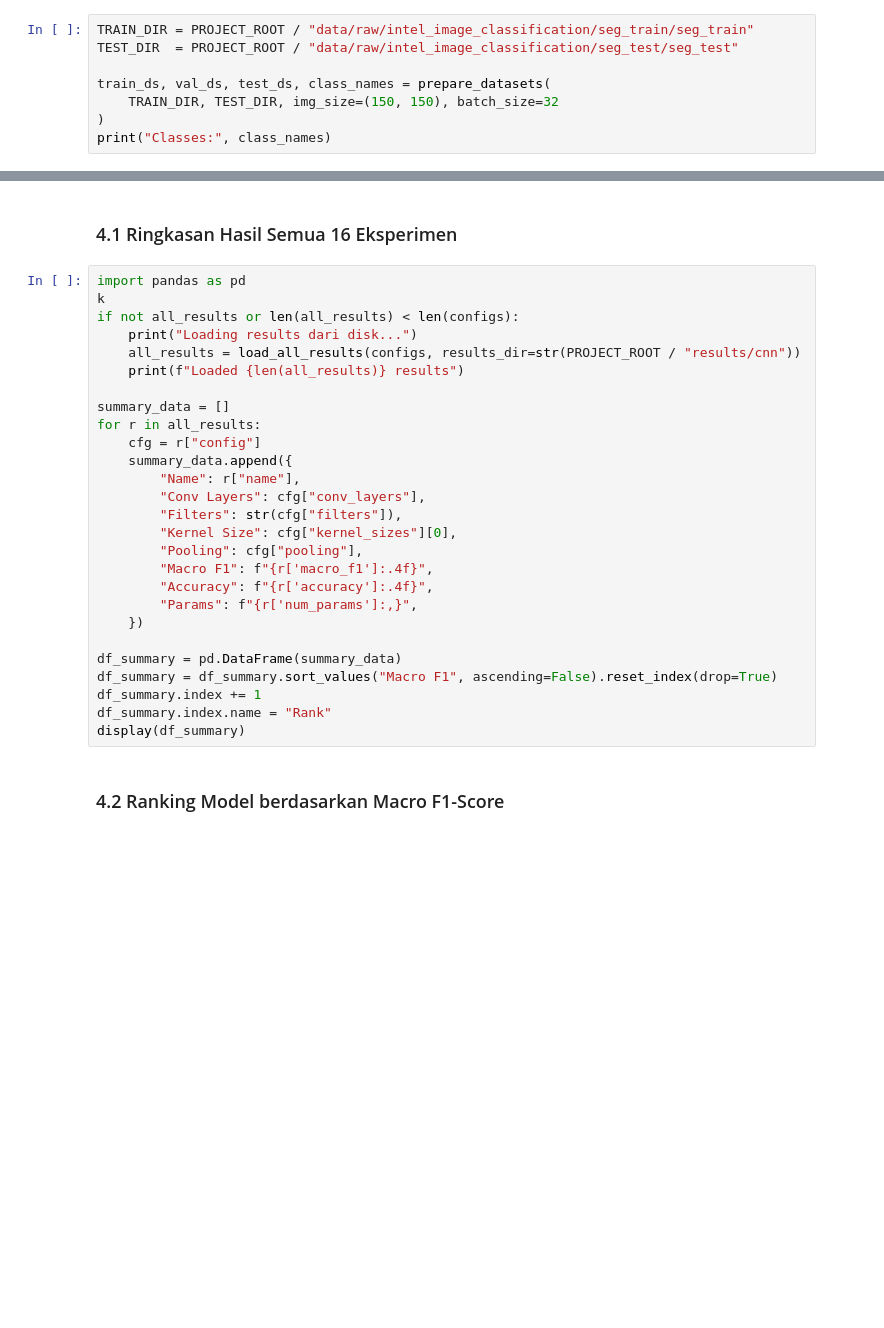
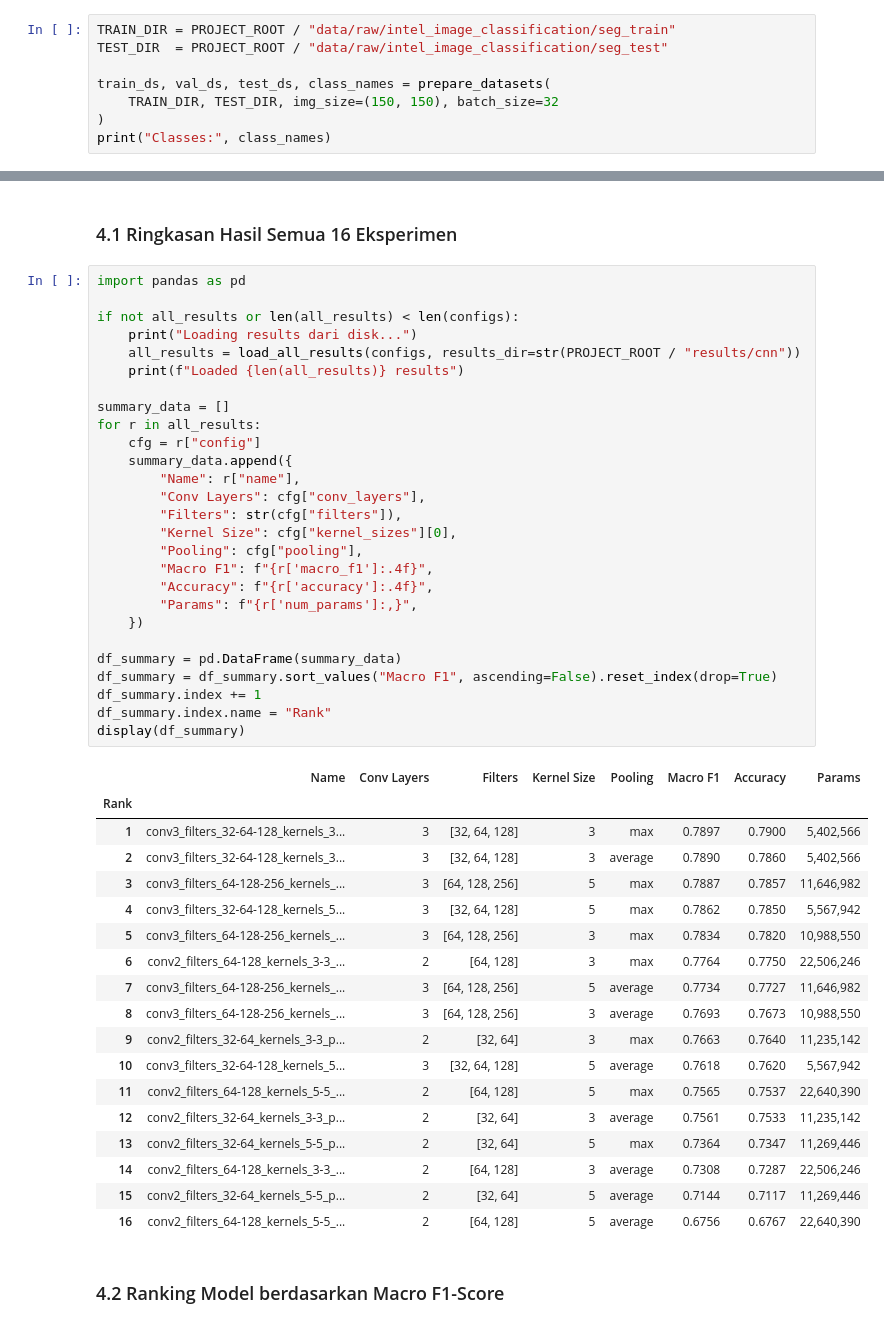
Before and after one commit to Azzkaaaa/Tugas-Besar-ML-2, a Jupyter notebook: src/notebook/cnn_experiments.ipynb, the cells around one changed output, grey strips where cells are left out. Cells and saved outputs as stored; diff of their text form; blank space fills up the shorter version.

Commit message:
chore: train the rest of all models

```diff
--- a/src/notebook/cnn_experiments.ipynb
+++ b/src/notebook/cnn_experiments.ipynb
@@ -62,8 +64,8 @@ from src.common.image_utils import load_image, load_images, list_image_paths_by_
 
 Dataset: Intel Image Classification (6 kelas: buildings, forest, glacier, mountain, sea, street).
 # %%
-TRAIN_DIR = PROJECT_ROOT / "data/raw/intel_image_classification/seg_train/seg_train"
-TEST_DIR  = PROJECT_ROOT / "data/raw/intel_image_classification/seg_test/seg_test"
+TRAIN_DIR = PROJECT_ROOT / "data/raw/intel_image_classification/seg_train"
+TEST_DIR  = PROJECT_ROOT / "data/raw/intel_image_classification/seg_test"
 
 train_ds, val_ds, test_ds, class_names = prepare_datasets(
     TRAIN_DIR, TEST_DIR, img_size=(150, 150), batch_size=32
@@ -163,31 +284,50 @@ all_results = run_all_experiments(
 ### 4.1 Ringkasan Hasil Semua 16 Eksperimen
 # %%
 import pandas as pd
-k
+
 if not all_results or len(all_results) < len(configs):
     print("Loading results dari disk...")
     all_results = load_all_results(configs, results_dir=str(PROJECT_ROOT / "results/cnn"))
     print(f"Loaded {len(all_results)} results")
 
 summary_data = []
 for r in all_results:
     cfg = r["config"]
     summary_data.append({
         "Name": r["name"],
         "Conv Layers": cfg["conv_layers"],
         "Filters": str(cfg["filters"]),
         "Kernel Size": cfg["kernel_sizes"][0],
         "Pooling": cfg["pooling"],
         "Macro F1": f"{r['macro_f1']:.4f}",
         "Accuracy": f"{r['accuracy']:.4f}",
         "Params": f"{r['num_params']:,}",
     })
 
 df_summary = pd.DataFrame(summary_data)
 df_summary = df_summary.sort_values("Macro F1", ascending=False).reset_index(drop=True)
 df_summary.index += 1
 df_summary.index.name = "Rank"
 display(df_summary)
+# %% [output]
+|  | Name | Conv Layers | Filters | Kernel Size | Pooling | Macro F1 | Accuracy | Params |
+| Rank |  |  |  |  |  |  |  |  |
+| 1 | conv3_filters_32-64-128_kernels_3... | 3 | [32, 64, 128] | 3 | max | 0.7897 | 0.7900 | 5,402,566 |
+| 2 | conv3_filters_32-64-128_kernels_3... | 3 | [32, 64, 128] | 3 | average | 0.7890 | 0.7860 | 5,402,566 |
+| 3 | conv3_filters_64-128-256_kernels_... | 3 | [64, 128, 256] | 5 | max | 0.7887 | 0.7857 | 11,646,982 |
+| 4 | conv3_filters_32-64-128_kernels_5... | 3 | [32, 64, 128] | 5 | max | 0.7862 | 0.7850 | 5,567,942 |
+| 5 | conv3_filters_64-128-256_kernels_... | 3 | [64, 128, 256] | 3 | max | 0.7834 | 0.7820 | 10,988,550 |
+| 6 | conv2_filters_64-128_kernels_3-3_... | 2 | [64, 128] | 3 | max | 0.7764 | 0.7750 | 22,506,246 |
+| 7 | conv3_filters_64-128-256_kernels_... | 3 | [64, 128, 256] | 5 | average | 0.7734 | 0.7727 | 11,646,982 |
+| 8 | conv3_filters_64-128-256_kernels_... | 3 | [64, 128, 256] | 3 | average | 0.7693 | 0.7673 | 10,988,550 |
+| 9 | conv2_filters_32-64_kernels_3-3_p... | 2 | [32, 64] | 3 | max | 0.7663 | 0.7640 | 11,235,142 |
+| 10 | conv3_filters_32-64-128_kernels_5... | 3 | [32, 64, 128] | 5 | average | 0.7618 | 0.7620 | 5,567,942 |
+| 11 | conv2_filters_64-128_kernels_5-5_... | 2 | [64, 128] | 5 | max | 0.7565 | 0.7537 | 22,640,390 |
+| 12 | conv2_filters_32-64_kernels_3-3_p... | 2 | [32, 64] | 3 | average | 0.7561 | 0.7533 | 11,235,142 |
+| 13 | conv2_filters_32-64_kernels_5-5_p... | 2 | [32, 64] | 5 | max | 0.7364 | 0.7347 | 11,269,446 |
+| 14 | conv2_filters_64-128_kernels_3-3_... | 2 | [64, 128] | 3 | average | 0.7308 | 0.7287 | 22,506,246 |
+| 15 | conv2_filters_32-64_kernels_5-5_p... | 2 | [32, 64] | 5 | average | 0.7144 | 0.7117 | 11,269,446 |
+| 16 | conv2_filters_64-128_kernels_5-5_... | 2 | [64, 128] | 5 | average | 0.6756 | 0.6767 | 22,640,390 |
 # %% [markdown]
 ### 4.2 Ranking Model berdasarkan Macro F1-Score
 # %%
```
Also changed, not shown: parts of 18 cells of this notebook.
